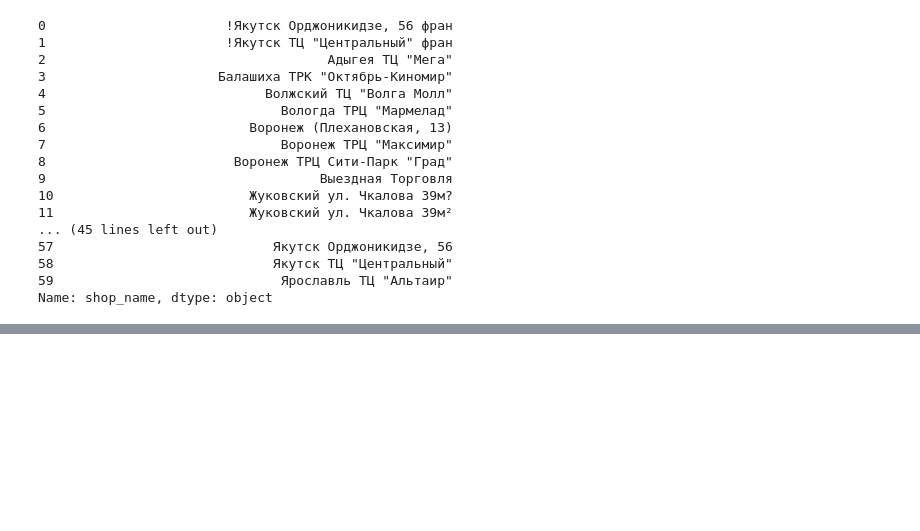
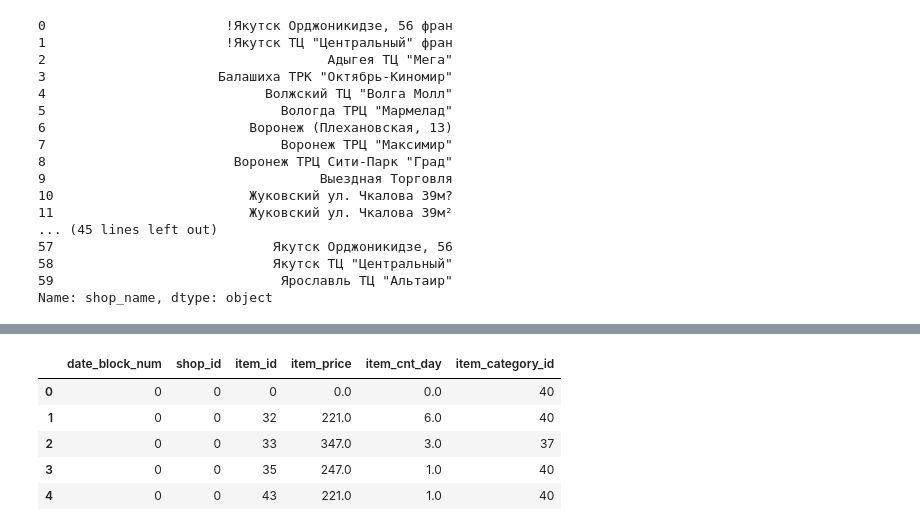
Before and after one commit to kamleshiitbhu/competition, a Jupyter notebook: competitive-data-science-predict-future-sales/predict-future-sales.ipynb, the cells around one changed output, grey strips where cells are left out. Saved outputs shown, nothing was run; the diff lists cells and outputs as text; code cells hidden in the pictures; blank space fills up the shorter version.

```diff
--- a/competitive-data-science-predict-future-sales/predict-future-sales.ipynb
+++ b/competitive-data-science-predict-future-sales/predict-future-sales.ipynb
@@ -58,0 +138,2 @@ Name: shop_name, dtype: object
+# %%
+item.drop(['item_name'],axis=1,inplace=True)
@@ -58,0 +155,14 @@ Name: shop_name, dtype: object
+# %%
+index_col = ['date_block_num','shop_id','item_id']
+# %%
+all_data = sales.groupby(index_col,as_index=False).agg({'item_price':'mean','item_cnt_day':'sum'})
+all_data = pd.merge(all_data,item,on='item_id',how='left')
+# %%
+all_data.head()
+# %% [output]
+|  | date_block_num | shop_id | item_id | item_price | item_cnt_day | item_category_id |
+| 0 | 0 | 0 | 0 | 0.0 | 0.0 | 40 |
+| 1 | 0 | 0 | 32 | 221.0 | 6.0 | 40 |
+| 2 | 0 | 0 | 33 | 347.0 | 3.0 | 37 |
+| 3 | 0 | 0 | 35 | 247.0 | 1.0 | 40 |
+| 4 | 0 | 0 | 43 | 221.0 | 1.0 | 40 |
```
Also changed, not shown: parts of 25 cells of this notebook, 1 other file.
